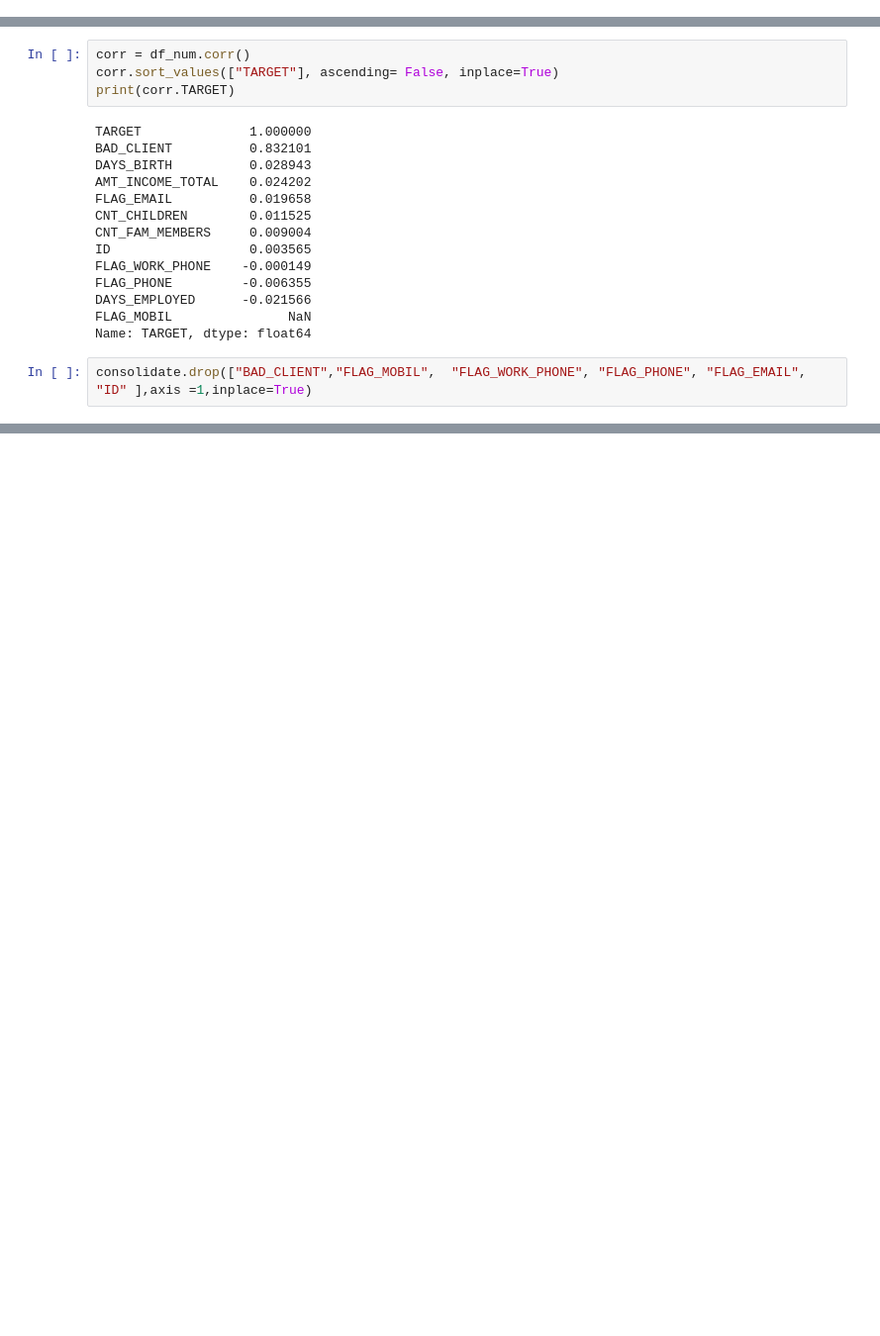
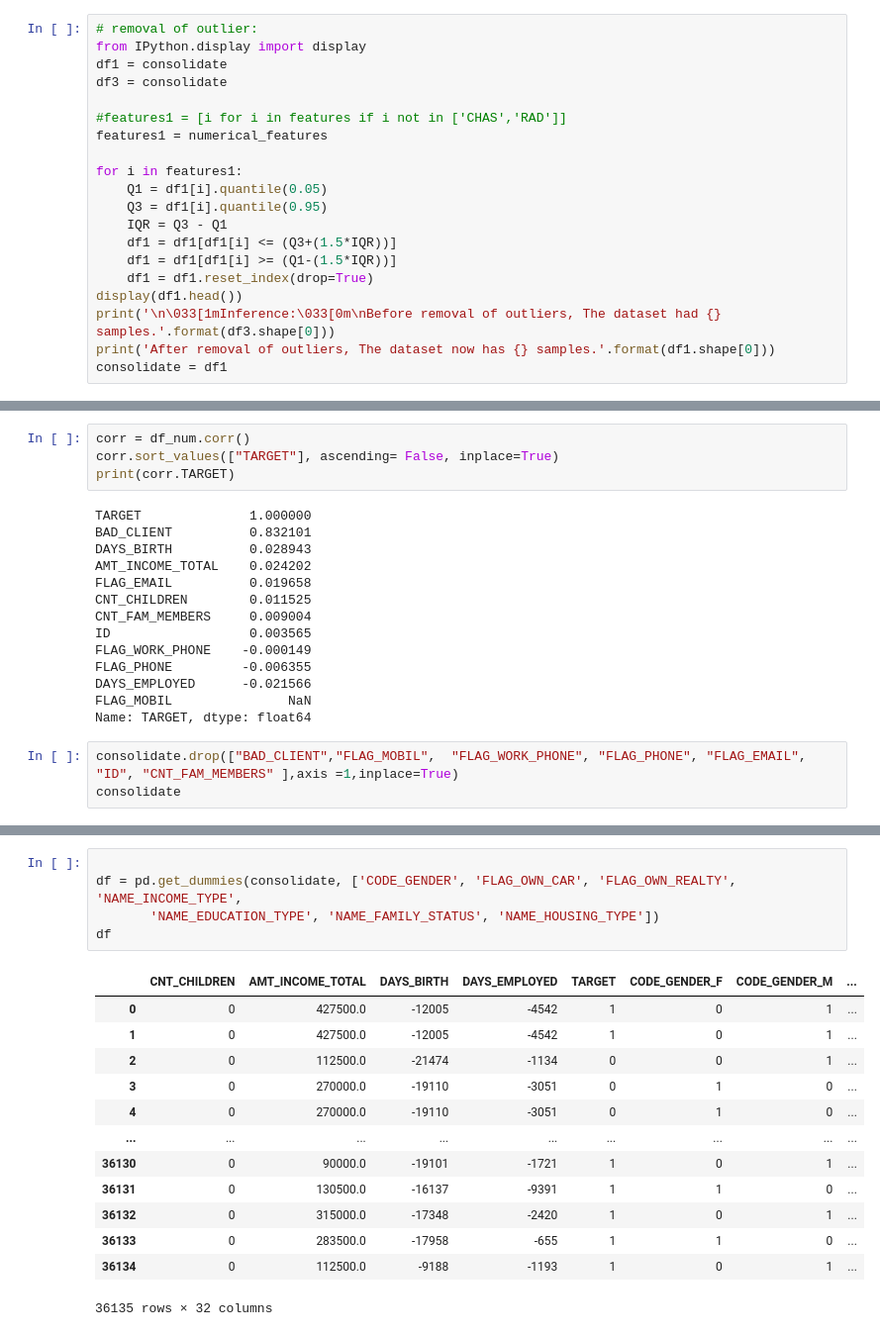
Before and after one commit to Yaikazeeman/AI-group-project, a Jupyter notebook: script.ipynb, the cells around one changed output, grey strips where cells are left out. Shown at 99% size. Drawn from its saved outputs; the diff is of its cells as text; blank space fills up the shorter version.

```diff
--- a/script.ipynb
+++ b/script.ipynb
@@ -215,0 +249,20 @@ Categorical features : 7
+# %%
+# removal of outlier:
+from IPython.display import display
+df1 = consolidate
+df3 = consolidate
+
+#features1 = [i for i in features if i not in ['CHAS','RAD']]
+features1 = numerical_features
+
+for i in features1:
+    Q1 = df1[i].quantile(0.05)
+    Q3 = df1[i].quantile(0.95)
+    IQR = Q3 - Q1
+    df1 = df1[df1[i] <= (Q3+(1.5*IQR))]
+    df1 = df1[df1[i] >= (Q1-(1.5*IQR))]
+    df1 = df1.reset_index(drop=True)
+display(df1.head())
+print('\n\033[1mInference:\033[0m\nBefore removal of outliers, The dataset had {} samples.'.format(df3.shape[0]))
+print('After removal of outliers, The dataset now has {} samples.'.format(df1.shape[0]))
+consolidate = df1
@@ -232,4 +295,5 @@ DAYS_EMPLOYED      -0.021566
 FLAG_MOBIL               NaN
 Name: TARGET, dtype: float64
 # %%
-consolidate.drop(["BAD_CLIENT","FLAG_MOBIL",  "FLAG_WORK_PHONE", "FLAG_PHONE", "FLAG_EMAIL", "ID" ],axis =1,inplace=True)
+consolidate.drop(["BAD_CLIENT","FLAG_MOBIL",  "FLAG_WORK_PHONE", "FLAG_PHONE", "FLAG_EMAIL", "ID", "CNT_FAM_MEMBERS" ],axis =1,inplace=True)
+consolidate
@@ -315,0 +323,19 @@ data.corr()
+# %%
+
+df = pd.get_dummies(consolidate, ['CODE_GENDER', 'FLAG_OWN_CAR', 'FLAG_OWN_REALTY', 'NAME_INCOME_TYPE',
+       'NAME_EDUCATION_TYPE', 'NAME_FAMILY_STATUS', 'NAME_HOUSING_TYPE'])
+df
+# %% [output]
+|  | CNT_CHILDREN | AMT_INCOME_TOTAL | DAYS_BIRTH | DAYS_EMPLOYED | TARGET | CODE_GENDER_F | CODE_GENDER_M | ... |
+| 0 | 0 | 427500.0 | -12005 | -4542 | 1 | 0 | 1 | ... |
+| 1 | 0 | 427500.0 | -12005 | -4542 | 1 | 0 | 1 | ... |
+| 2 | 0 | 112500.0 | -21474 | -1134 | 0 | 0 | 1 | ... |
+| 3 | 0 | 270000.0 | -19110 | -3051 | 0 | 1 | 0 | ... |
+| 4 | 0 | 270000.0 | -19110 | -3051 | 0 | 1 | 0 | ... |
+| ... | ... | ... | ... | ... | ... | ... | ... | ... |
+| 36130 | 0 | 90000.0 | -19101 | -1721 | 1 | 0 | 1 | ... |
+| 36131 | 0 | 130500.0 | -16137 | -9391 | 1 | 1 | 0 | ... |
+| 36132 | 0 | 315000.0 | -17348 | -2420 | 1 | 0 | 1 | ... |
+| 36133 | 0 | 283500.0 | -17958 | -655 | 1 | 1 | 0 | ... |
+| 36134 | 0 | 112500.0 | -9188 | -1193 | 1 | 0 | 1 | ... |
+36135 rows × 32 columns
```
Also changed, not shown: parts of 31 cells of this notebook.
